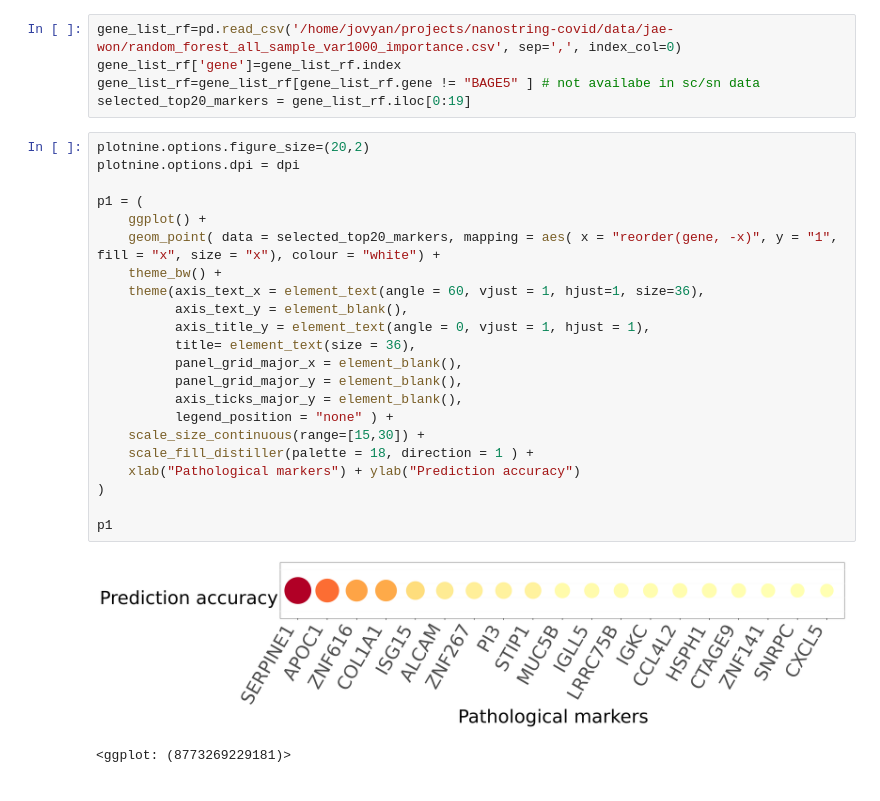
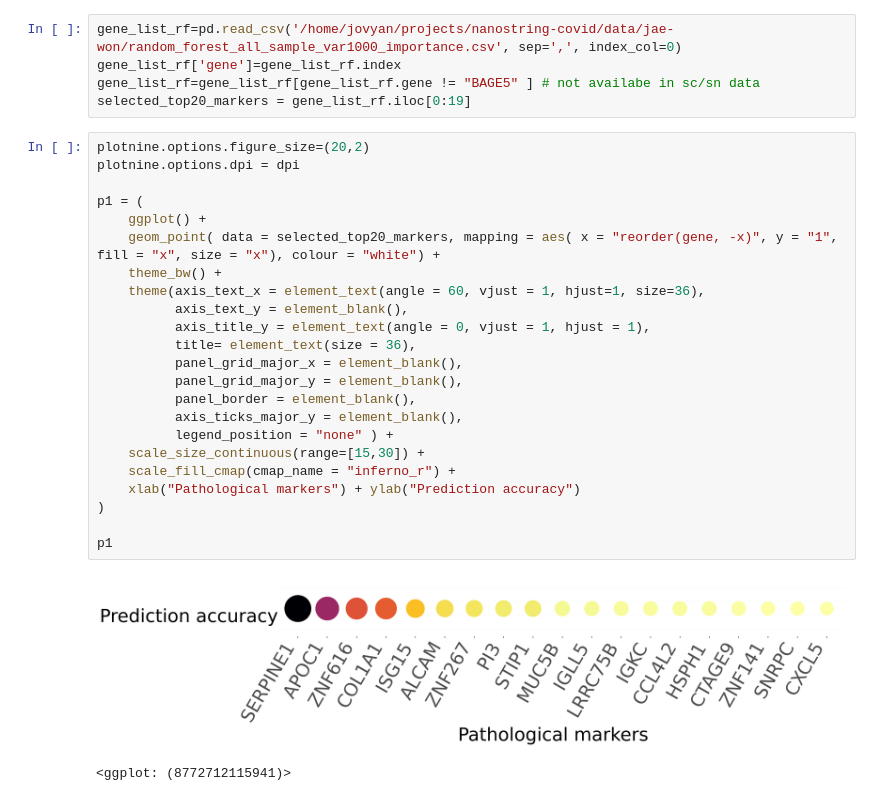
Before and after one commit to thjimmylee/UKCIC-COVID19-paper-figures, a Jupyter notebook: spatial_1/notebooks/Figure3.ipynb, the cells around one changed output. Drawn from its saved outputs; the diff is of its cells as text.

```diff
--- a/spatial_1/notebooks/Figure3.ipynb
+++ b/spatial_1/notebooks/Figure3.ipynb
@@ -156,25 +156,26 @@ selected_top20_markers = gene_list_rf.iloc[0:19]
 # %%
 plotnine.options.figure_size=(20,2)
 plotnine.options.dpi = dpi
 
 p1 = (
     ggplot() +
     geom_point( data = selected_top20_markers, mapping = aes( x = "reorder(gene, -x)", y = "1", fill = "x", size = "x"), colour = "white") +
     theme_bw() +
     theme(axis_text_x = element_text(angle = 60, vjust = 1, hjust=1, size=36),
           axis_text_y = element_blank(),
           axis_title_y = element_text(angle = 0, vjust = 1, hjust = 1),
           title= element_text(size = 36),
           panel_grid_major_x = element_blank(),
           panel_grid_major_y = element_blank(),
+          panel_border = element_blank(),
           axis_ticks_major_y = element_blank(),
           legend_position = "none" ) +
     scale_size_continuous(range=[15,30]) +
-    scale_fill_distiller(palette = 18, direction = 1 ) +
+    scale_fill_cmap(cmap_name = "inferno_r") +
     xlab("Pathological markers") + ylab("Prediction accuracy")
 )
 
 p1
 # %% [output]
-[figure, old version]
+[figure, new version]
-<ggplot: (8773269229181)>
+<ggplot: (8772712115941)>
```
Also changed, not shown: 3 other files.
